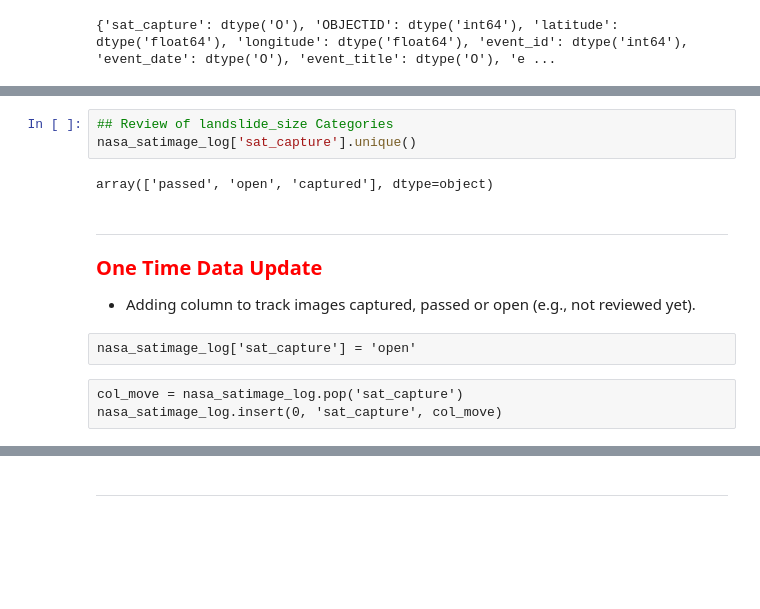
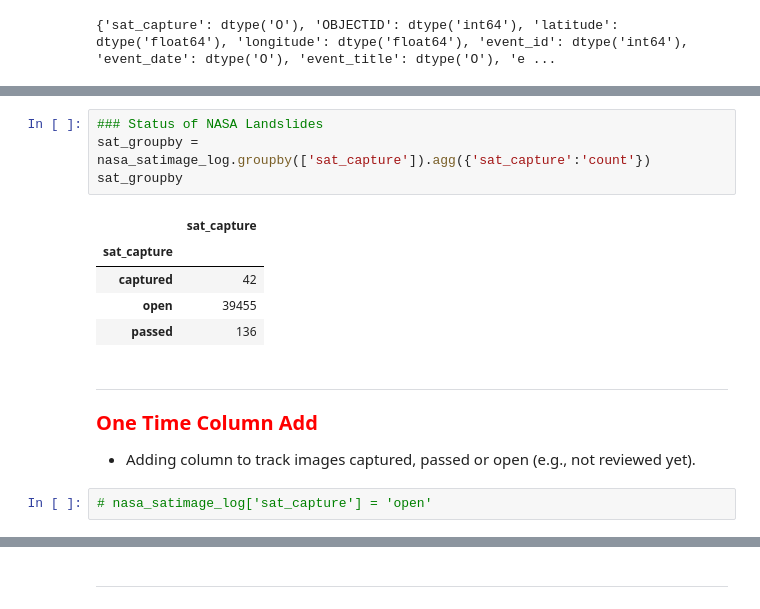
Before and after one commit to eltsvetk/DS6050_Project, a Jupyter notebook: Landslide_SatImage_Tracker.ipynb, the cells around one changed output, grey strips where cells are left out. Cells and saved outputs as stored; diff of their text form; blank space fills up the shorter version.

```diff
--- a/Landslide_SatImage_Tracker.ipynb
+++ b/Landslide_SatImage_Tracker.ipynb
@@ -23,20 +27,22 @@ nasa_satimage_log.head(1)
 (39633, 23)
 |  | sat_capture | OBJECTID | latitude | longitude | event_id | event_date | event_title | event_description | ... |
 | 0 | passed | 18285691 | 32.5625 | 107.45 | 684 | 2008-08-01 00:00:00 | Sigou Village, Loufan County, Sha... | occurred early in morning, 11 vil... | ... |
-# %%
-## Review of landslide_size Categories
-nasa_satimage_log['sat_capture'].unique()
-# %% [output]
-array(['passed', 'open', 'captured'], dtype=object)
+# %%
+### Status of NASA Landslides
+sat_groupby = nasa_satimage_log.groupby(['sat_capture']).agg({'sat_capture':'count'})
+sat_groupby
+# %% [output]
+|  | sat_capture |
+| sat_capture |  |
+| captured | 42 |
+| open | 39455 |
+| passed | 136 |
 # %% [markdown]
 <hr style="border:8px solid darkred">
 # %% [markdown]
 **<span style="color:Red; font-size:20px">
-One Time Data Update
+One Time Column Add
 </span>**
 - Adding column to track images captured, passed or open (e.g., not reviewed yet).
-# %% [raw]
-nasa_satimage_log['sat_capture'] = 'open'
-# %% [raw]
-col_move = nasa_satimage_log.pop('sat_capture')
-nasa_satimage_log.insert(0, 'sat_capture', col_move)
+# %%
+# nasa_satimage_log['sat_capture'] = 'open'
```
Also changed, not shown: parts of 21 cells of this notebook, 1 other file.
